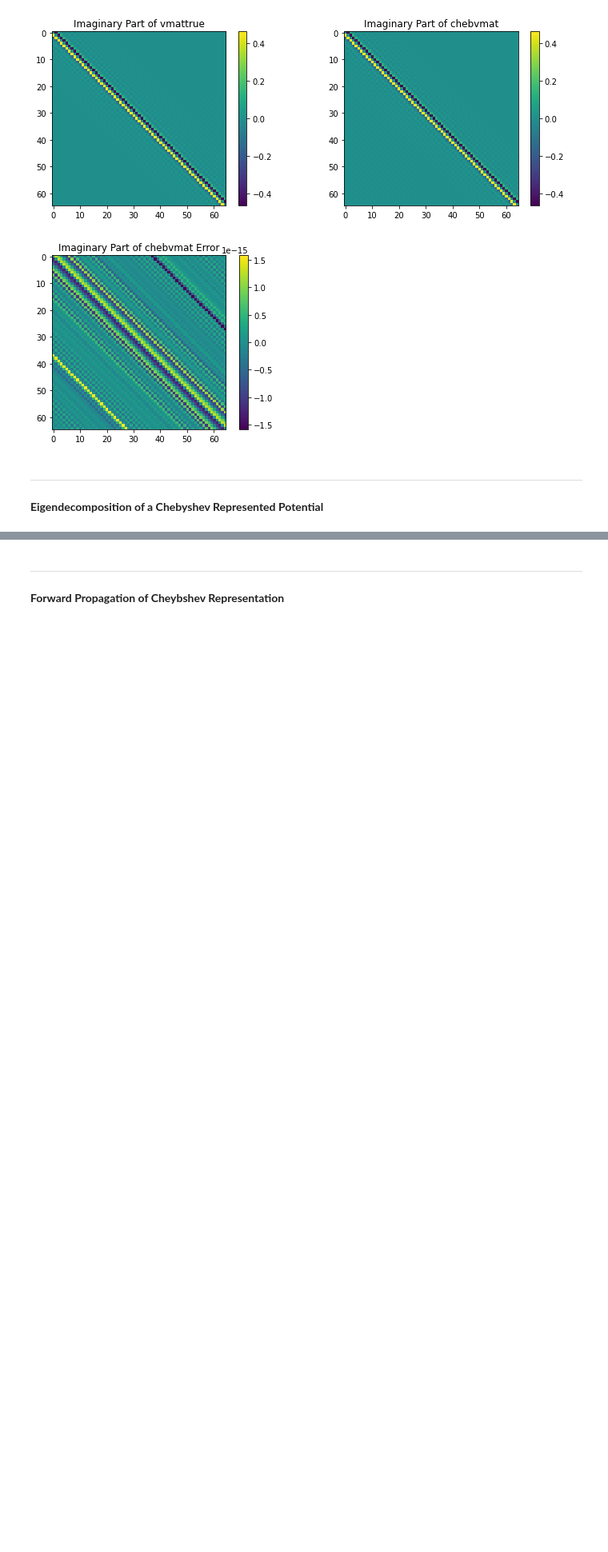
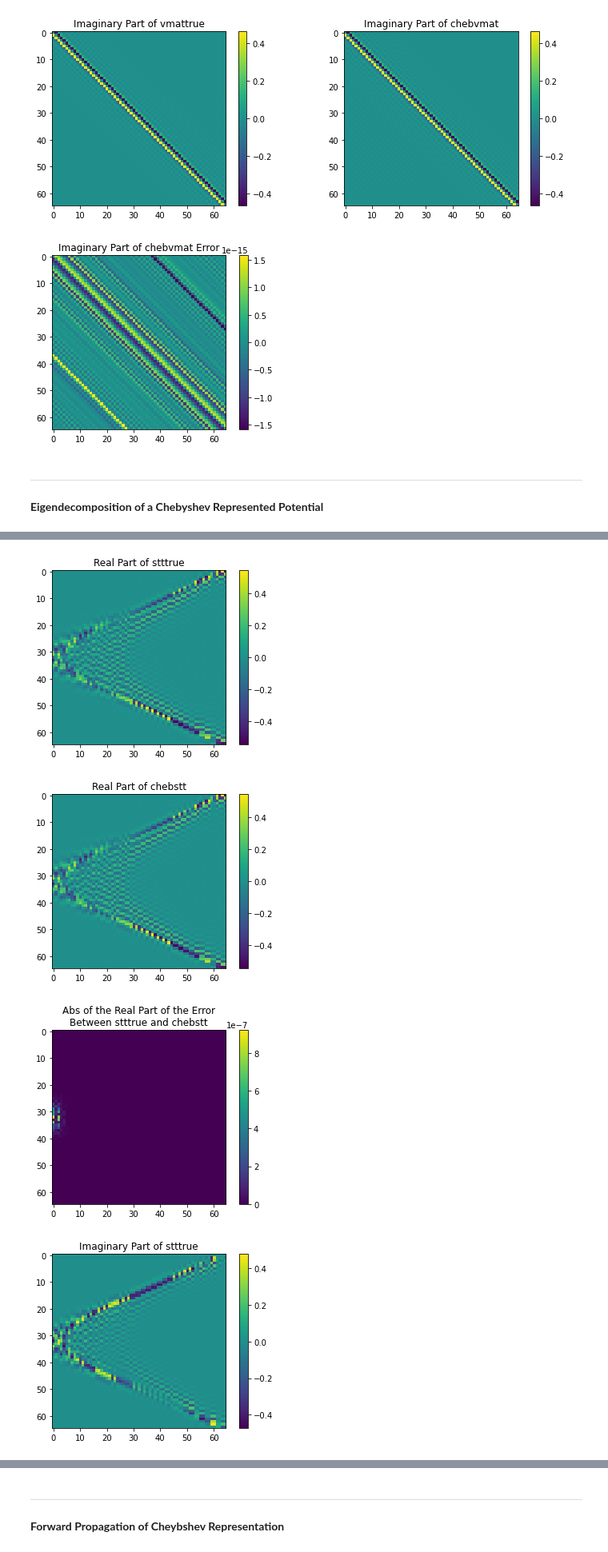
Before and after one commit to kbcollins/tdse, a Jupyter notebook: chebyshev/tdse-adj-cheb-main-2-kbc.ipynb, the cells around one changed output, grey strips where cells are left out. Shown: that part at 80% size. Saved outputs shown, nothing was run; the diff lists cells and outputs as text; code cells hidden in the pictures; blank space fills up the shorter version.

```diff
--- a/chebyshev/tdse-adj-cheb-main-2-kbc.ipynb
+++ b/chebyshev/tdse-adj-cheb-main-2-kbc.ipynb
@@ -374,7 +374,7 @@ for thischebn in range(numcheb + 1):
     temptoeprow = []
     for thisfourn in range(2 * numfour + 1):
         def intgrnd(x):
-            return sps.eval_chebyt(thischebn, x / L) \
+            return ss.eval_chebyt(thischebn, x / L) \
                    * np.exp(-1j * np.pi * thisfourn * x / L) / (2 * L)
         def rintgrnd(x):
             return intgrnd(x).real
@@ -481,0 +499,37 @@ L2 Error of chebstt (should be close to 0):
+# %%
+# plot real part of the states
+plt.imshow(np.real(stttrue))
+plt.title('Real Part of stttrue')
+plt.colorbar()
+plt.show()
+
+plt.imshow(np.real(chebstt))
+plt.title('Real Part of chebstt')
+plt.colorbar()
+plt.show()
+
+plt.imshow(np.abs(np.real(stttrue - chebstt)))
+plt.title('Abs of the Real Part of the Error\nBetween stttrue and chebstt')
+plt.colorbar()
+plt.show()
+
+# plot imaginary part of the states
+plt.imshow(np.imag(stttrue))
+plt.title('Imaginary Part of stttrue')
+plt.colorbar()
+plt.show()
+
+plt.imshow(np.imag(chebstt))
+plt.title('Imaginary Part of chebstt')
+plt.colorbar()
+plt.show()
+
+plt.imshow(np.abs(np.imag(stttrue - chebstt)))
+plt.title('Abs of the Imaginary Part of the Error\nbetween stttrue and chebstt')
+plt.colorbar()
+plt.show()
+# %% [output]
+[figure, added]
+[figure, added]
+[figure, added]
+[figure, added]
```
Also changed, not shown: parts of 25 cells of this notebook.
